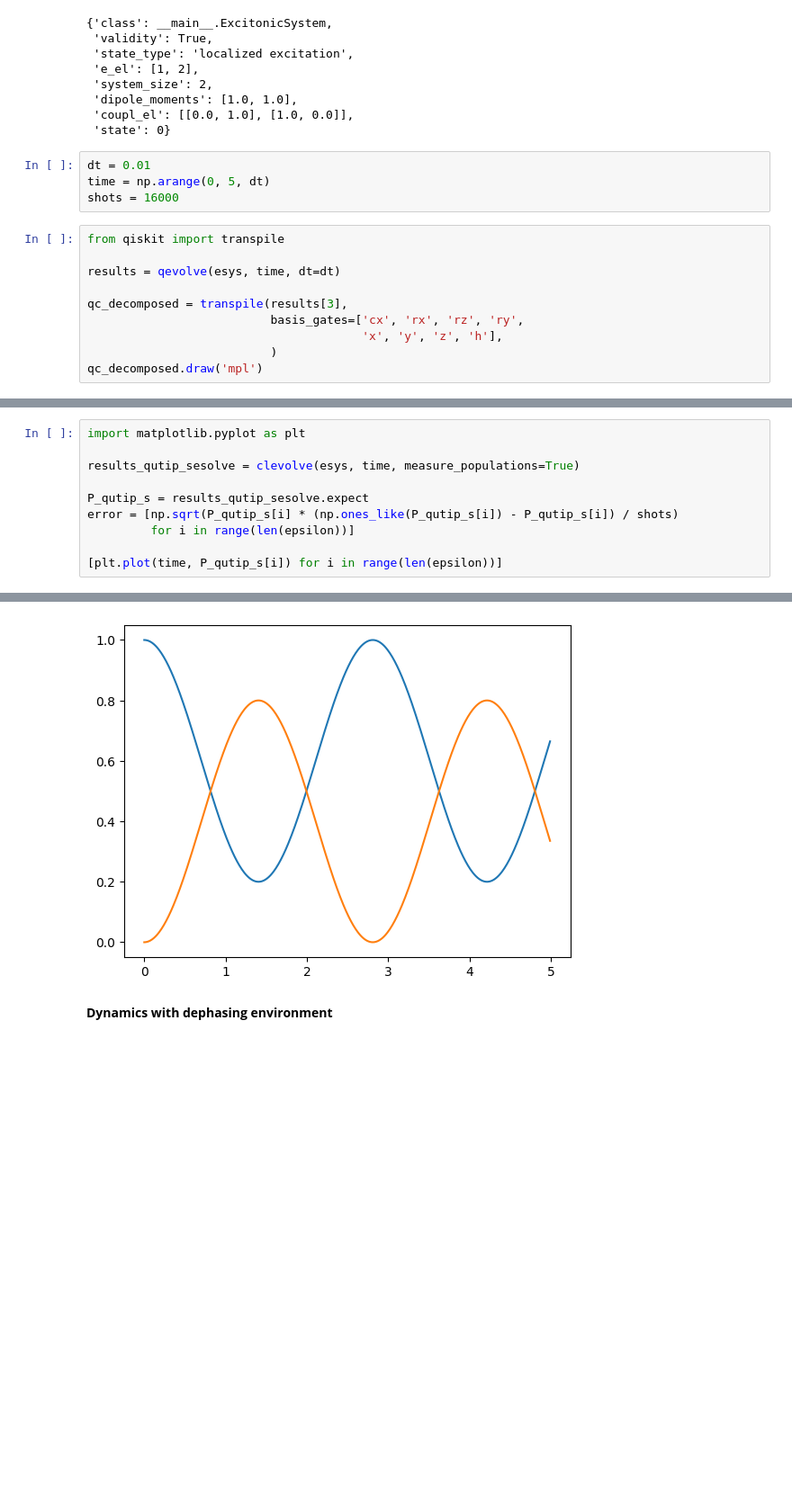
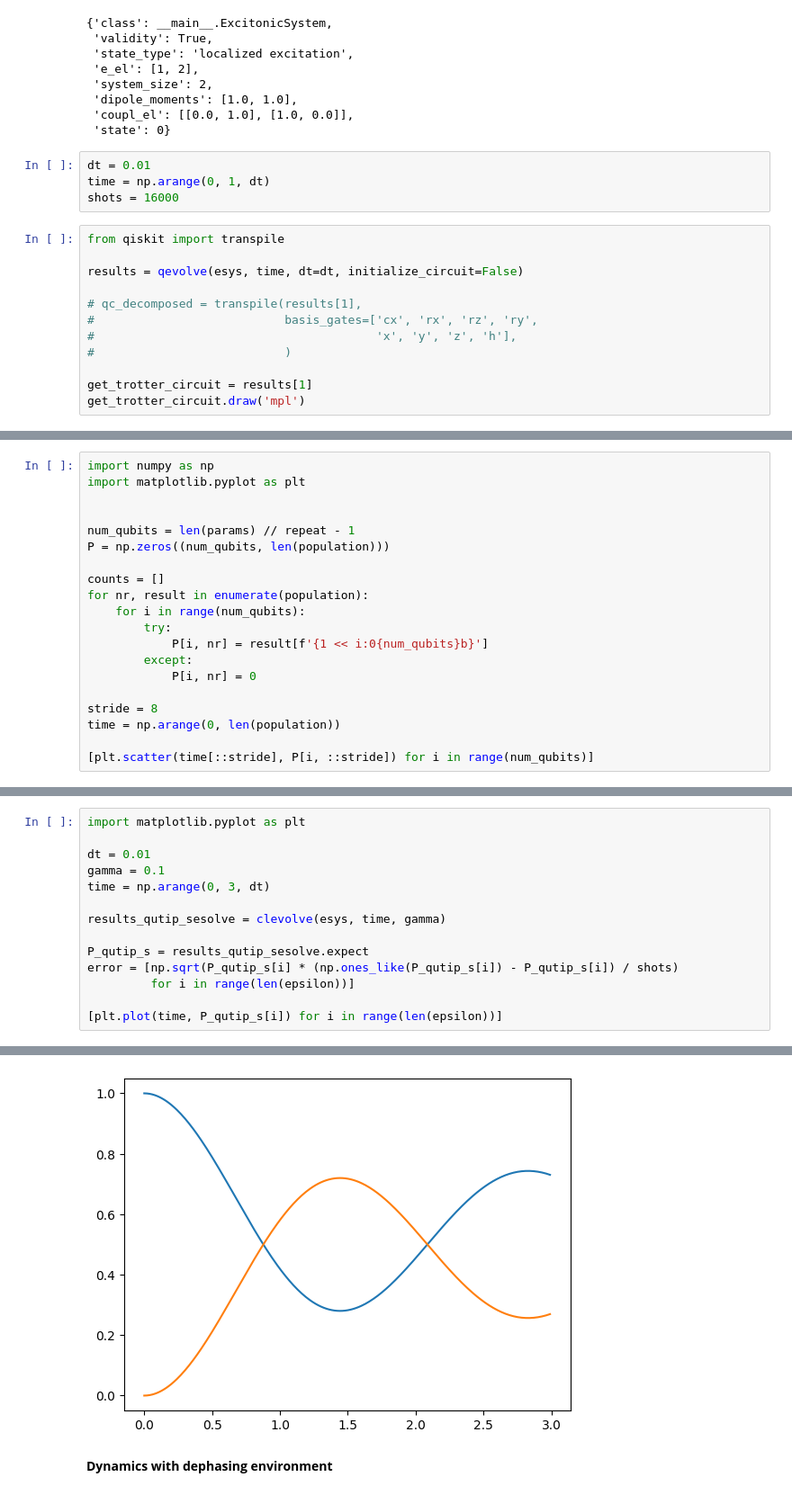
Before and after one commit to N384R/Quantum_Dynamics, a Jupyter notebook: test_qsextra_class.ipynb, the cells around one changed output, grey strips where cells are left out. Shown at 90% size. Cells and saved outputs as stored; diff of their text form; blank space fills up the shorter version.

```diff
--- a/test_qsextra_class.ipynb
+++ b/test_qsextra_class.ipynb
@@ -1177,18 +1177,20 @@ esys.todict()
  'state': 0}
 # %%
 dt = 0.01
-time = np.arange(0, 5, dt)
+time = np.arange(0, 1, dt)
 shots = 16000
 # %%
 from qiskit import transpile
 
-results = qevolve(esys, time, dt=dt)
+results = qevolve(esys, time, dt=dt, initialize_circuit=False)
 
-qc_decomposed = transpile(results[3],
-                          basis_gates=['cx', 'rx', 'rz', 'ry',
-                                       'x', 'y', 'z', 'h'],
-                          )
-qc_decomposed.draw('mpl')
+# qc_decomposed = transpile(results[1],
+#                           basis_gates=['cx', 'rx', 'rz', 'ry',
+#                                        'x', 'y', 'z', 'h'],
+#                           )
+
+get_trotter_circuit = results[1]
+get_trotter_circuit.draw('mpl')
 # %% [output]
 Start creating the circuits...
 Circuits created...
@@ -1195,0 +1359,20 @@ Circuits created...
+# %%
+import numpy as np
+import matplotlib.pyplot as plt
+
+
+num_qubits = len(params) // repeat - 1
+P = np.zeros((num_qubits, len(population)))
+
+counts = []
+for nr, result in enumerate(population):
+    for i in range(num_qubits):
+        try:
+            P[i, nr] = result[f'{1 << i:0{num_qubits}b}']
+        except:
+            P[i, nr] = 0
+
+stride = 8
+time = np.arange(0, len(population))
+
+[plt.scatter(time[::stride], P[i, ::stride]) for i in range(num_qubits)]
@@ -1196,18 +1383,22 @@ Circuits created...
 # %%
 import matplotlib.pyplot as plt
 
-results_qutip_sesolve = clevolve(esys, time, measure_populations=True)
+dt = 0.01
+gamma = 0.1
+time = np.arange(0, 3, dt)
+
+results_qutip_sesolve = clevolve(esys, time, gamma)
 
 P_qutip_s = results_qutip_sesolve.expect
 error = [np.sqrt(P_qutip_s[i] * (np.ones_like(P_qutip_s[i]) - P_qutip_s[i]) / shots)
          for i in range(len(epsilon))]
 
 [plt.plot(time, P_qutip_s[i]) for i in range(len(epsilon))]
 # %% [output]
 The evolution has been completed.
 [[<matplotlib.lines.Line2D at 0x...>],
  [<matplotlib.lines.Line2D at 0x...>]]
-[figure, old version]
+[figure, new version]
 # %% [markdown]
 **Dynamics with dephasing environment**
 # %%
```
Also changed, not shown: parts of 8 cells of this notebook, 2 other files.
